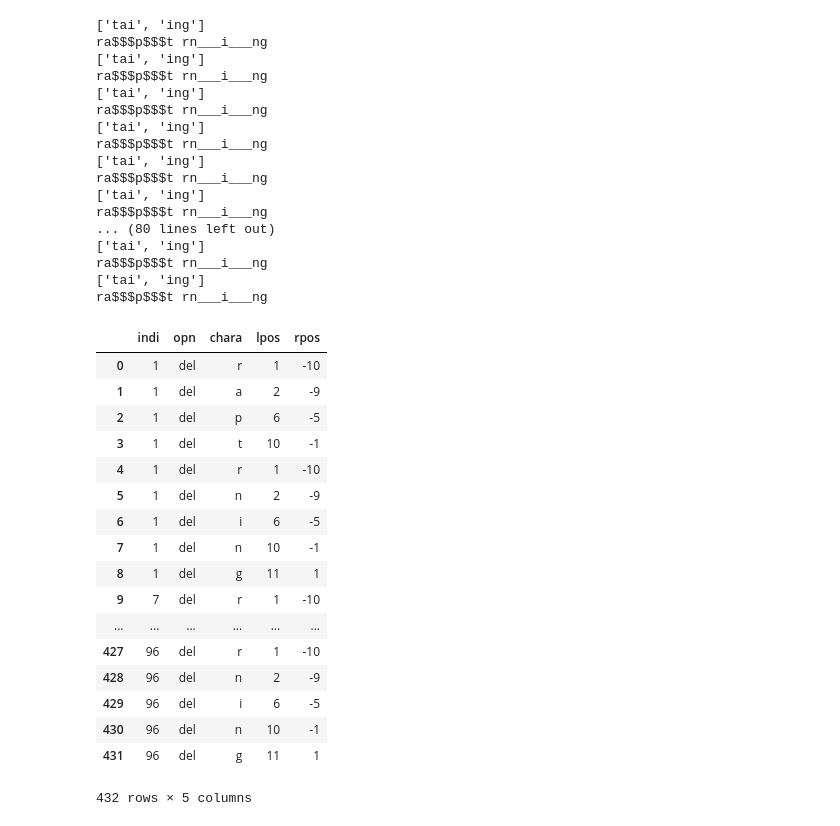
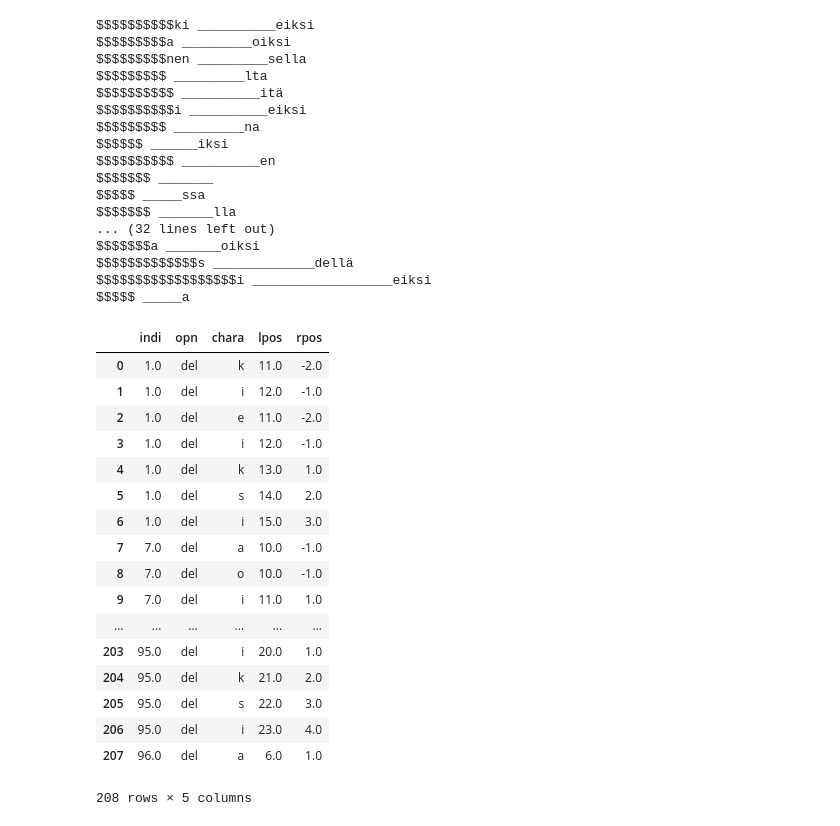
Before and after one commit to Demfier/PSyn, a Jupyter notebook: transMat.ipynb, the cells around one changed output. Saved outputs shown, nothing was run; the diff lists cells and outputs as text; code cells hidden in the pictures.

```diff
--- a/transMat.ipynb
+++ b/transMat.ipynb
@@ -115,74 +116,74 @@ def lcs(SB,TB):
 rw4= pandas.DataFrame()
 for i,item in pd.iterrows():
     charPairs = list()
-#     maxSeq = lcs(item['source'],item['target'])
-    maxSeq = lcs('rataipingt', 'rntaiiingng')
+    maxSeq = lcs(item['source'],item['target'])
+#     maxSeq = lcs('rataipingt', 'rntaiiingng')
 #     print(maxSeq)
 
-#     str1,str2 = item['source'],item['target']
-    str1,str2 = 'rataipingt', 'rntaiiingng'
+    str1,str2 = item['source'],item['target']
+#     str1,str2 = 'rataipingt', 'rntaiiingng'
 
     for pat in maxSeq:
         str1 = str1.replace(pat,'$'*len(pat),1)
         str2 = str2.replace(pat,'_'*len(pat),1)
     print(str1, str2)
     str1Rems = [stuff for stuff in str1.split('$') if len(stuff) > 0]
     str2Rems = [stuff for stuff in str2.split('_') if len(stuff) > 0]
     for  indx,chara in enumerate(str1):
         if chara != '$':
             if (len(str1)-indx)*-1 < 0:
                 charPairs.append([i,'del',chara,indx+1,(len(str1)-indx)*-1])
             else:
                 charPairs.append([i,'del',chara,indx+1,((len(str1)-indx)*-1)+1])
     for  indx,chara in enumerate(str2):
         if chara != '_':
             if (len(str1)-indx)*-1 < 0:
                 charPairs.append([i,'del',chara,indx+1,(len(str1)-indx)*-1])
             else:
                 charPairs.append([i,'del',chara,indx+1,((len(str1)-indx)*-1)+1])
     tempDF = pandas.DataFrame.from_records(charPairs,columns=['indi','opn','chara','lpos','rpos'])
 
     try:
         rw4 = rw4.append(tempDF)
     except NameError:
         rw4 = pandas.DataFrame(tempDF)
         print(rw4)
 
 rw4 = rw4.reset_index(drop=True)
 rw4
 # %% [output]
-['tai', 'ing']
-ra$$$p$$$t rn___i___ng
-['tai', 'ing']
-ra$$$p$$$t rn___i___ng
-['tai', 'ing']
-ra$$$p$$$t rn___i___ng
-['tai', 'ing']
-ra$$$p$$$t rn___i___ng
-['tai', 'ing']
-ra$$$p$$$t rn___i___ng
-['tai', 'ing']
-ra$$$p$$$t rn___i___ng
-... (80 lines left out)
-['tai', 'ing']
-ra$$$p$$$t rn___i___ng
-['tai', 'ing']
-ra$$$p$$$t rn___i___ng
+$$$$$$$$$$ki __________eiksi
+$$$$$$$$$a _________oiksi
+$$$$$$$$$nen _________sella
+$$$$$$$$$ _________lta
+$$$$$$$$$$ __________itä
+$$$$$$$$$$i __________eiksi
+$$$$$$$$$ _________na
+$$$$$$ ______iksi
+$$$$$$$$$$ __________en
+$$$$$$$ _______
+$$$$$ _____ssa
+$$$$$$$ _______lla
+... (32 lines left out)
+$$$$$$$a _______oiksi
+$$$$$$$$$$$$$s _____________dellä
+$$$$$$$$$$$$$$$$$$i __________________eiksi
+$$$$$ _____a
 |  | indi | opn | chara | lpos | rpos |
-| 0 | 1 | del | r | 1 | -10 |
-| 1 | 1 | del | a | 2 | -9 |
-| 2 | 1 | del | p | 6 | -5 |
-| 3 | 1 | del | t | 10 | -1 |
-| 4 | 1 | del | r | 1 | -10 |
-| 5 | 1 | del | n | 2 | -9 |
-| 6 | 1 | del | i | 6 | -5 |
-| 7 | 1 | del | n | 10 | -1 |
-| 8 | 1 | del | g | 11 | 1 |
-| 9 | 7 | del | r | 1 | -10 |
+| 0 | 1.0 | del | k | 11.0 | -2.0 |
+| 1 | 1.0 | del | i | 12.0 | -1.0 |
+| 2 | 1.0 | del | e | 11.0 | -2.0 |
+| 3 | 1.0 | del | i | 12.0 | -1.0 |
+| 4 | 1.0 | del | k | 13.0 | 1.0 |
+| 5 | 1.0 | del | s | 14.0 | 2.0 |
+| 6 | 1.0 | del | i | 15.0 | 3.0 |
+| 7 | 7.0 | del | a | 10.0 | -1.0 |
+| 8 | 7.0 | del | o | 10.0 | -1.0 |
+| 9 | 7.0 | del | i | 11.0 | 1.0 |
 | ... | ... | ... | ... | ... | ... |
-| 427 | 96 | del | r | 1 | -10 |
-| 428 | 96 | del | n | 2 | -9 |
-| 429 | 96 | del | i | 6 | -5 |
-| 430 | 96 | del | n | 10 | -1 |
-| 431 | 96 | del | g | 11 | 1 |
+| 203 | 95.0 | del | i | 20.0 | 1.0 |
+| 204 | 95.0 | del | k | 21.0 | 2.0 |
+| 205 | 95.0 | del | s | 22.0 | 3.0 |
+| 206 | 95.0 | del | i | 23.0 | 4.0 |
+| 207 | 96.0 | del | a | 6.0 | 1.0 |
-432 rows × 5 columns
+208 rows × 5 columns
```
Also changed, not shown: parts of 1 cell of this notebook, 2 other files.
